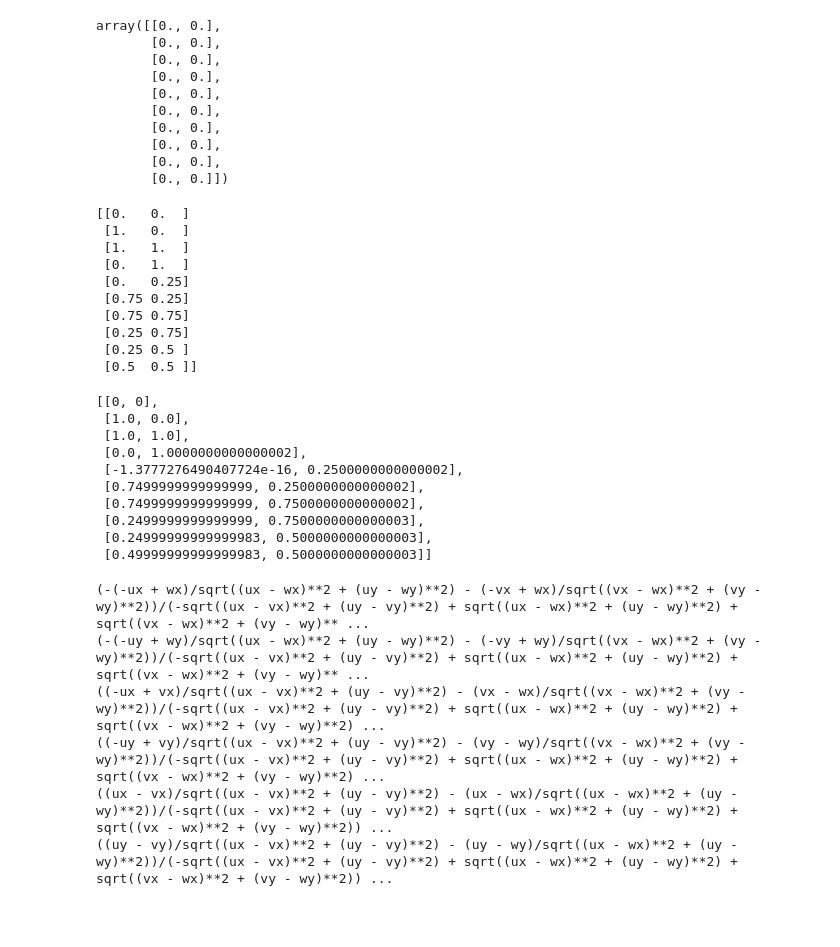
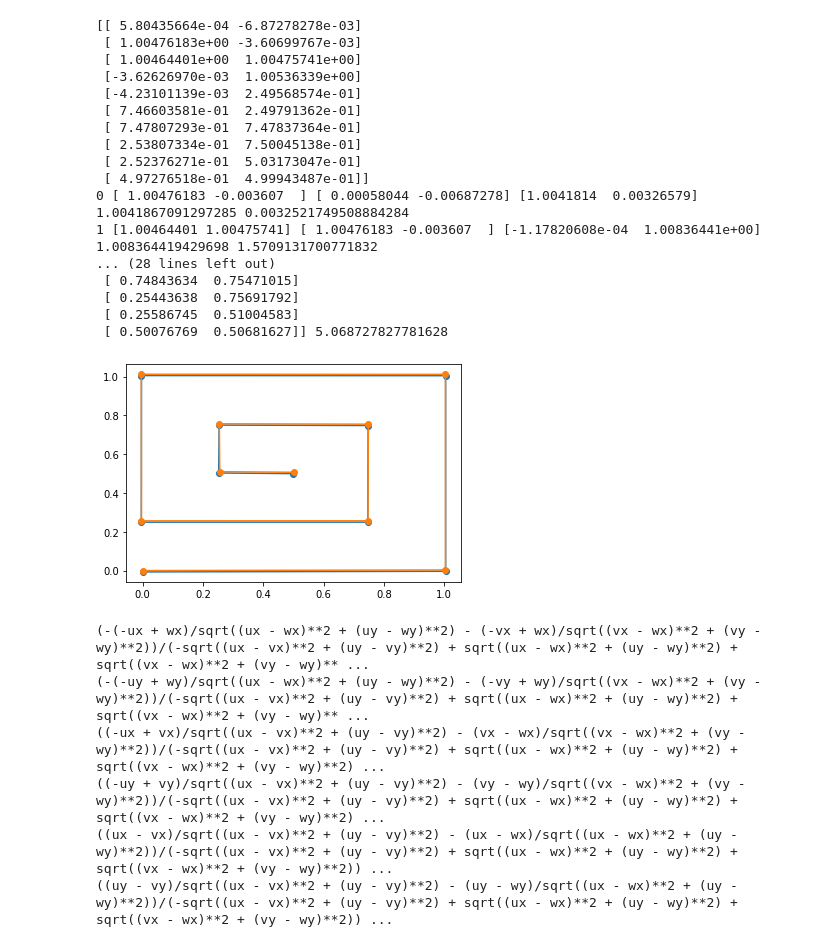
Before and after one commit to Baelyk/CarpentersRule, a Jupyter notebook: python/angle_configuration.ipynb, the cells around one changed output. Saved outputs shown, nothing was run; the diff lists cells and outputs as text; code cells hidden in the pictures; blank space fills up the shorter version.

```diff
--- a/python/angle_configuration.ipynb
+++ b/python/angle_configuration.ipynb
@@ -128,51 +148,32 @@ coords2angle(coords)
-# %%
-coords = np.array([[0.  , 0.  ],
-       [1.  , 0.  ],
-       [1.  , 1.  ],
-       [0.  , 1.  ],
-       [0.  , 0.25],
-       [0.75, 0.25],
-       [0.75, 0.75],
-       [0.25, 0.75],
-       [0.25, 0.5 ],
-       [0.5 , 0.5 ]])
-np.zeros(coords.shape)
-# %% [output]
-array([[0., 0.],
-       [0., 0.],
-       [0., 0.],
-       [0., 0.],
-       [0., 0.],
-       [0., 0.],
-       [0., 0.],
-       [0., 0.],
-       [0., 0.],
-       [0., 0.]])
 # %%
 print(coords)
 angles, lengths = coords2angle(coords)
-angle2coords(angles, lengths)
+print(angles)
+new_coords = angle2coords(angles, lengths)
+new_angles, _ = coords2angle(new_coords)
+print(new_angles)
+plt.plot([i[0] for i in coords[:]],[i[1] for i in coords[:]], '-o')
+plt.plot([i[0] for i in new_coords[:]],[i[1] for i in new_coords[:]], '-o')
+print(new_coords, np.linalg.norm(new_coords, 1))
 # %% [output]
-[[0.   0.  ]
- [1.   0.  ]
- [1.   1.  ]
- [0.   1.  ]
- [0.   0.25]
- [0.75 0.25]
- [0.75 0.75]
- [0.25 0.75]
- [0.25 0.5 ]
- [0.5  0.5 ]]
+[[ 5.80435664e-04 -6.87278278e-03]
+ [ 1.00476183e+00 -3.60699767e-03]
+ [ 1.00464401e+00  1.00475741e+00]
+ [-3.62626970e-03  1.00536339e+00]
+ [-4.23101139e-03  2.49568574e-01]
+ [ 7.46603581e-01  2.49791362e-01]
+ [ 7.47807293e-01  7.47837364e-01]
+ [ 2.53807334e-01  7.50045138e-01]
+ [ 2.52376271e-01  5.03173047e-01]
+ [ 4.97276518e-01  4.99943487e-01]]
+0 [ 1.00476183 -0.003607  ] [ 0.00058044 -0.00687278] [1.0041814  0.00326579] 1.0041867091297285 0.0032521749508884284
+1 [1.00464401 1.00475741] [ 1.00476183 -0.003607  ] [-1.17820608e-04  1.00836441e+00] 1.008364419429698 1.5709131700771832
+... (28 lines left out)
+ [ 0.74843634  0.75471015]
+ [ 0.25443638  0.75691792]
+ [ 0.25586745  0.51004583]
+ [ 0.50076769  0.50681627]] 5.068727827781628
-[[0, 0],
- [1.0, 0.0],
- [1.0, 1.0],
- [0.0, 1.0000000000000002],
- [-1.3777276490407724e-16, 0.2500000000000002],
- [0.7499999999999999, 0.2500000000000002],
- [0.7499999999999999, 0.7500000000000002],
- [0.2499999999999999, 0.7500000000000003],
- [0.24999999999999983, 0.5000000000000003],
- [0.49999999999999983, 0.5000000000000003]]
+[figure, added]
 # %%
 from sympy import *
 from sympy.vector import gradient
```
Also changed, not shown: parts of 13 cells of this notebook, 1 other file.
